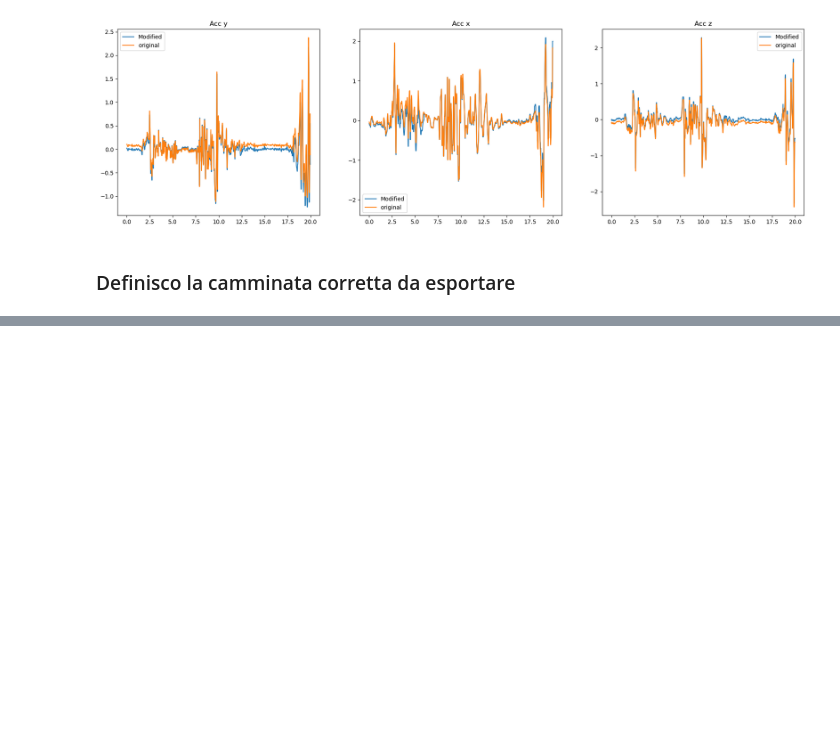
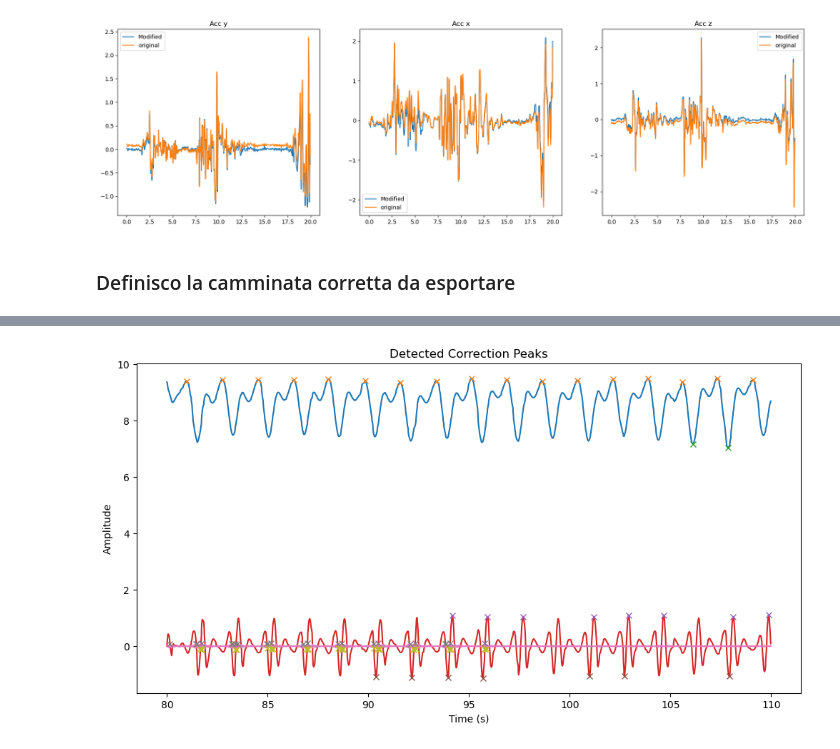
Before and after one commit to Endert0m/FCG_VisualizzatoreCamminata, a Jupyter notebook: StudioDati/ProgettoFinRemaster.ipynb, the cells around one changed output, grey strips where cells are left out. Cells and saved outputs as stored; diff of their text form; code cells hidden in the pictures; blank space fills up the shorter version.

```diff
--- a/StudioDati/ProgettoFinRemaster.ipynb
+++ b/StudioDati/ProgettoFinRemaster.ipynb
@@ -1111,0 +1209,90 @@ fs5.save_csv("coscia_CorrD.csv")
+# %%
+''' La funzione split_signal divide il segnali in settori di freq, dichiarata sotto funzioni utili '''
+
+
+#intervallo di campioni da prendere in considerazione
+st = 4000
+end = 5500
+#dimensione intervallo
+dim = end - st
+
+fs1_freqx, fs1_dftsx = split_signals(fs1.gx.a[st:end])
+fs2_freqx, fs2_dftsx = split_signals(fs2.gx.a[st:end])
+fs1_freqy, fs1_dftsy = split_signals(fs1.gy.a[st:end])
+fs2_freqy, fs2_dftsy = split_signals(fs2.gy.a[st:end])
+fs1_freqz, fs1_dftsz = split_signals(fs1.gz.a[st:end])
+fs2_freqz, fs2_dftsz = split_signals(fs2.gz.a[st:end])
+# %%
+# @title
+
+
+corretto_cav_y = np.zeros(dim, dtype = 'complex128')
+perc_rim = -1
+
+plt.figure(figsize=(12, 6))
+for int_band in fs2_freqx:
+    peaks, _ = find_peaks(int_band, height=calcola_soglia2(int_band, perc_rim))
+    plt.plot(fs1.time[st:end], int_band)
+    plt.plot(fs1.time[st:end][peaks], int_band[peaks], "x")
+    peaks, _ = find_peaks(-int_band, height=calcola_soglia2(-int_band, perc_rim))
+    plt.plot(fs1.time[st:end][peaks], int_band[peaks], "x")
+
+    r = correction_fun(int_band, fs1.time[st:end], perc_rim, perc_rim)
+    res = (np.fft.fft(int_band)) - (np.fft.fft(r))
+    corretto_cav_y += np.fft.ifft(res)
+
+
+plt.xlabel('Time (s)')
+plt.ylabel('Amplitude')
+plt.title('Detected Correction Peaks')
+plt.show()
+
+corretto_cav_x = segnale_senza_correzione(fs2_freqx, perc_rim, perc_rim)
+corretto_cav_z = segnale_senza_correzione(fs2_freqz, perc_rim, perc_rim)
+
+
+#riscrittura correction_fun per esempio calcolo segnale sintetico di correzione su intervallo di freq
+int_band = fs2_freqx[0]
+a = (int_band> calcola_soglia2(int_band, perc_rim))
+b = (int_band< - calcola_soglia2(-int_band, perc_rim))
+
+a = (int_band*a) - calcola_soglia2(int_band, perc_rim)
+b = (int_band*b) + calcola_soglia2(-int_band, perc_rim)
+
+for i in range(len(a)):
+    if a[i]<0:
+        a[i] = 0
+for i in range(len(b)):
+    if b[i]>0:
+        b[i] = 0
+
+top_a = np.max(a)
+top_b = np.max(-b)
+
+windowg = signal.windows.gaussian(100, std=5)
+a = signal.convolve(a,windowg, mode='same' ,method='direct')
+b = signal.convolve(b,windowg, mode='same' ,method='direct')
+a = (a / np.max(a)) * top_a
+b = (b / np.max(-b)) * top_b
+
+''' Mostro nello specifico caso sulle freq da 2 a 10 hz '''
+plt.figure(figsize=(14, 6))
+
+plt.subplot(1,2,1)
+t = np.full(dim, calcola_soglia2(fs2_freqx[0], perc_rim))
+peaks, _ = find_peaks(fs2_freqx[0], height=calcola_soglia2(fs2_freqx[0], perc_rim))
+plt.plot(fs1.time[st:end], fs2_freqx[0])
+plt.plot(fs1.time[st:end][peaks], fs2_freqx[0][peaks], "x")
+plt.plot(fs1.time[st:end], t)
+t = np.full(dim, calcola_soglia2(-fs2_freqx[0], perc_rim))
+peaks, _ = find_peaks(-fs2_freqx[0], height=calcola_soglia2(-fs2_freqx[0], perc_rim))
+plt.plot(fs1.time[st:end][peaks], fs2_freqx[0][peaks], "x")
+plt.plot(fs1.time[st:end], -t)
+plt.title('freq da 2 a 10 hz')
+
+plt.subplot(1,2,2)
+plt.plot(fs1.time[st:end], a+b)
+plt.title('Segnale picchi oltre la soglia')
+plt.show()
+# %% [output]
+[figure, added]
```
Also changed, not shown: parts of 6 cells of this notebook, 8 other files.
